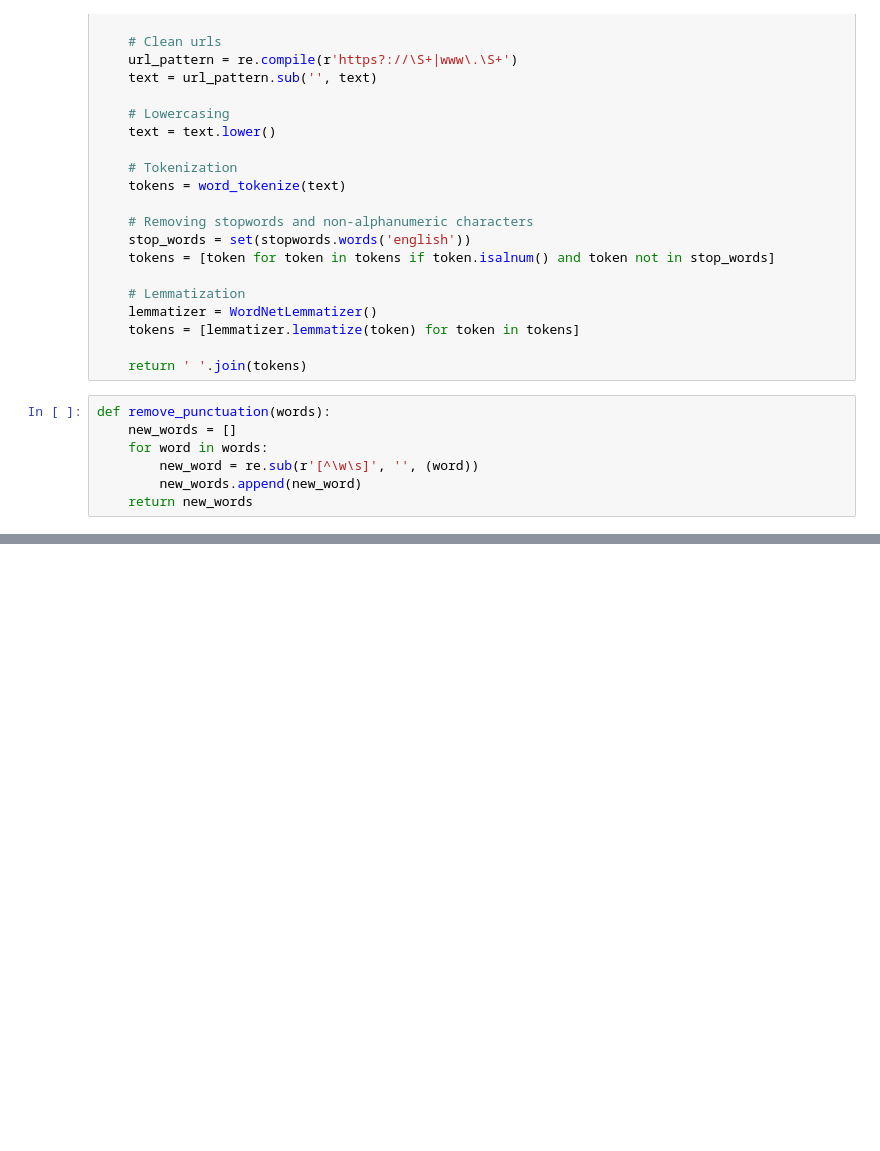
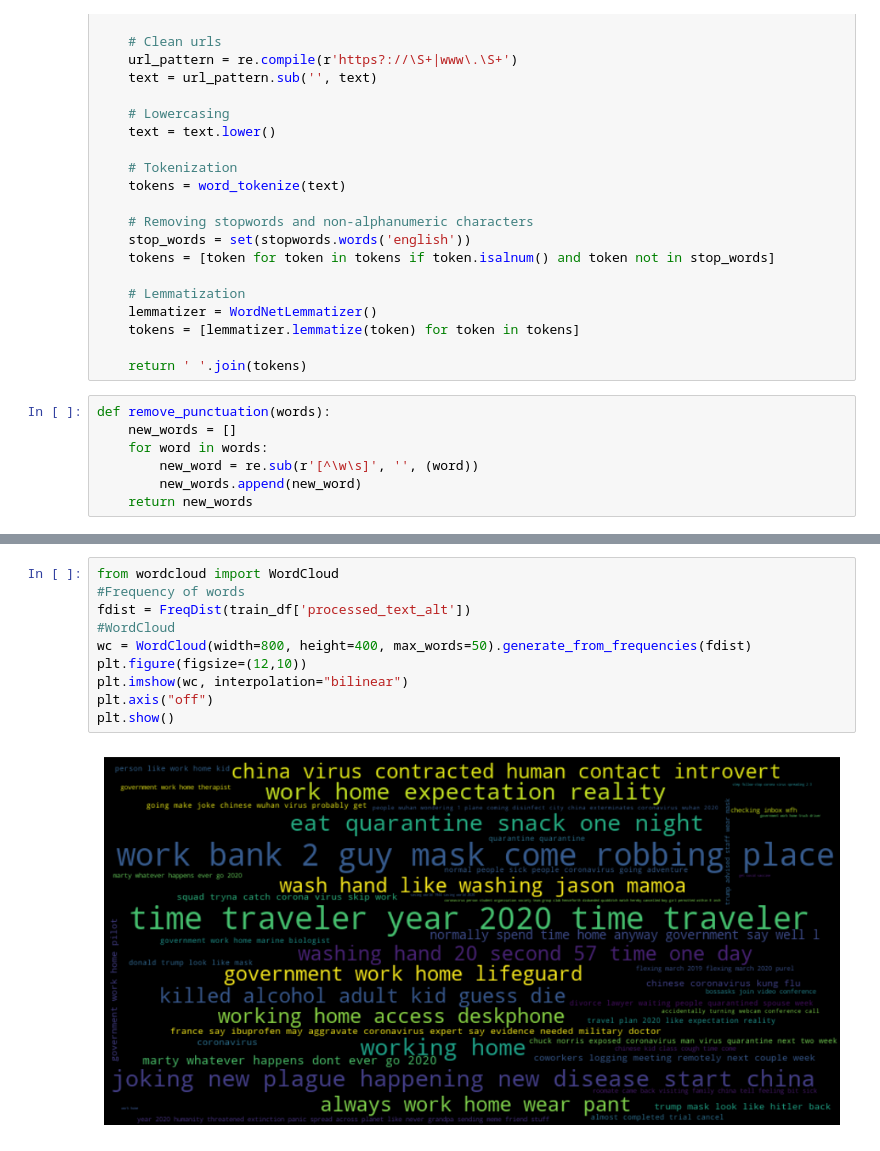
Before and after one commit to Luca-Frank/TUM-ProjectWeek24-HarMeme, a Jupyter notebook: neural_network.ipynb, the cells around one changed output, grey strips where cells are left out. Cells and saved outputs as stored; diff of their text form; blank space fills up the shorter version.

```diff
--- a/neural_network.ipynb
+++ b/neural_network.ipynb
@@ -100,0 +135,12 @@ train_df, val_df = train_test_split(train_df, test_size=0.2, random_state=42)
+# %%
+from wordcloud import WordCloud
+#Frequency of words
+fdist = FreqDist(train_df['processed_text_alt'])
+#WordCloud
+wc = WordCloud(width=800, height=400, max_words=50).generate_from_frequencies(fdist)
+plt.figure(figsize=(12,10))
+plt.imshow(wc, interpolation="bilinear")
+plt.axis("off")
+plt.show()
+# %% [output]
+[figure, added]
```
Also changed, not shown: parts of 13 cells of this notebook.
